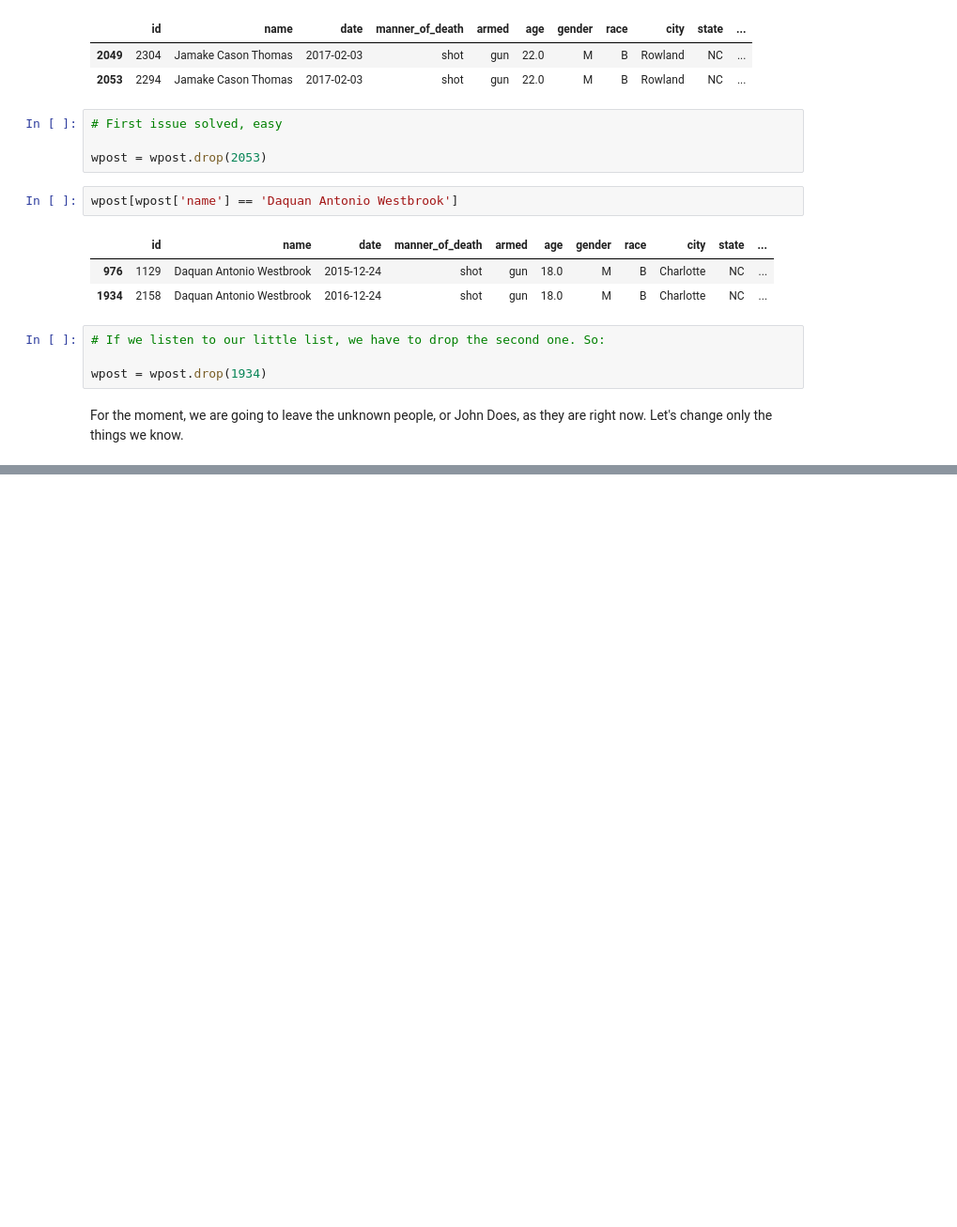
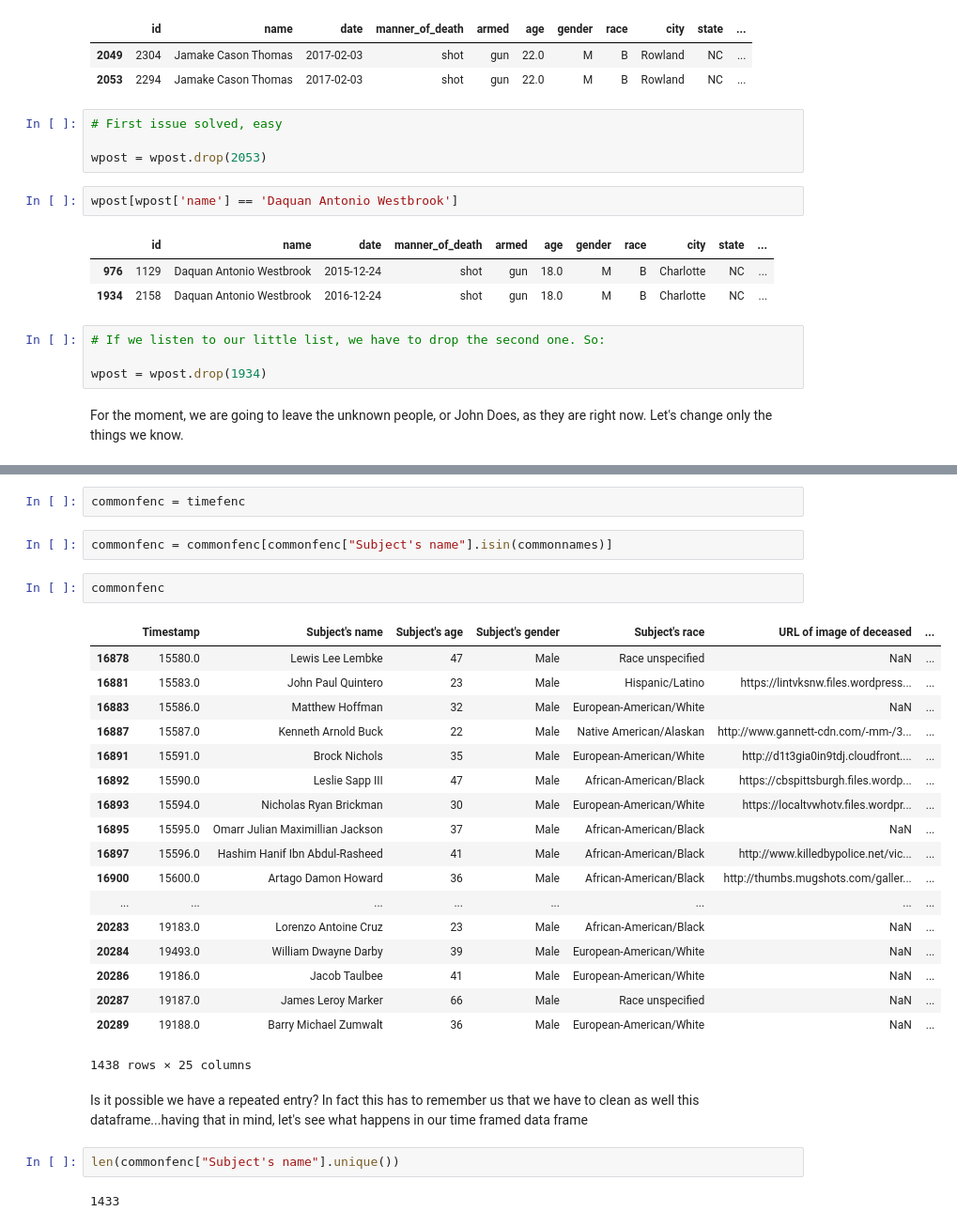
Before and after one commit to ReDI-Data-Analysis/data-analysis-project, a Jupyter notebook: notebooks/Preanalysis for SQL.ipynb, the cells around one changed output, grey strips where cells are left out. Shown: that part at 94% size. Saved outputs shown, nothing was run; the diff lists cells and outputs as text; blank space fills up the shorter version.

```diff
--- a/notebooks/Preanalysis for SQL.ipynb
+++ b/notebooks/Preanalysis for SQL.ipynb
@@ -252,0 +574,31 @@ See the caveats in the documentation: http://pandas.pydata.org/pandas-docs/stabl
+# %%
+commonfenc = timefenc
+# %%
+commonfenc = commonfenc[commonfenc["Subject's name"].isin(commonnames)]
+# %%
+commonfenc
+# %% [output]
+|  | Timestamp | Subject's name | Subject's age | Subject's gender | Subject's race | URL of image of deceased | ... |
+| 16878 | 15580.0 | Lewis Lee Lembke | 47 | Male | Race unspecified | NaN | ... |
+| 16881 | 15583.0 | John Paul Quintero | 23 | Male | Hispanic/Latino | https://lintvksnw.files.wordpress... | ... |
+| 16883 | 15586.0 | Matthew Hoffman | 32 | Male | European-American/White | NaN | ... |
+| 16887 | 15587.0 | Kenneth Arnold Buck | 22 | Male | Native American/Alaskan | http://www.gannett-cdn.com/-mm-/3... | ... |
+| 16891 | 15591.0 | Brock Nichols | 35 | Male | European-American/White | http://d1t3gia0in9tdj.cloudfront.... | ... |
+| 16892 | 15590.0 | Leslie Sapp III | 47 | Male | African-American/Black | https://cbspittsburgh.files.wordp... | ... |
+| 16893 | 15594.0 | Nicholas Ryan Brickman | 30 | Male | European-American/White | https://localtvwhotv.files.wordpr... | ... |
+| 16895 | 15595.0 | Omarr Julian Maximillian Jackson | 37 | Male | African-American/Black | NaN | ... |
+| 16897 | 15596.0 | Hashim Hanif Ibn Abdul-Rasheed | 41 | Male | African-American/Black | http://www.killedbypolice.net/vic... | ... |
+| 16900 | 15600.0 | Artago Damon Howard | 36 | Male | African-American/Black | http://thumbs.mugshots.com/galler... | ... |
+| ... | ... | ... | ... | ... | ... | ... | ... |
+| 20283 | 19183.0 | Lorenzo Antoine Cruz | 23 | Male | African-American/Black | NaN | ... |
+| 20284 | 19493.0 | William Dwayne Darby | 39 | Male | European-American/White | NaN | ... |
+| 20286 | 19186.0 | Jacob Taulbee | 41 | Male | European-American/White | NaN | ... |
+| 20287 | 19187.0 | James Leroy Marker | 66 | Male | Race unspecified | NaN | ... |
+| 20289 | 19188.0 | Barry Michael Zumwalt | 36 | Male | European-American/White | NaN | ... |
+1438 rows × 25 columns
+# %% [markdown]
+Is it possible we have a repeated entry? In fact this has to remember us that we have to clean as well this dataframe...having that in mind, let's see what happens in our time framed data frame
+# %%
+len(commonfenc["Subject's name"].unique())
+# %% [output]
+1433
```
Also changed, not shown: parts of 37 cells of this notebook, 2 other files.
